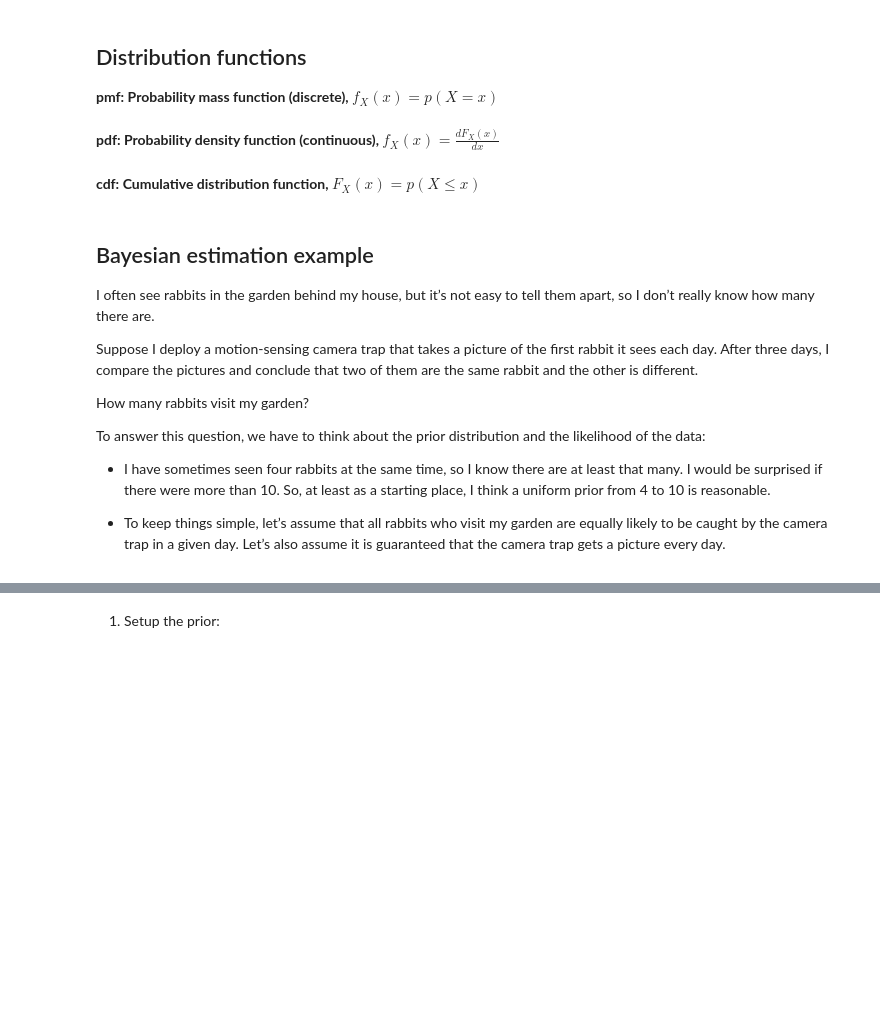
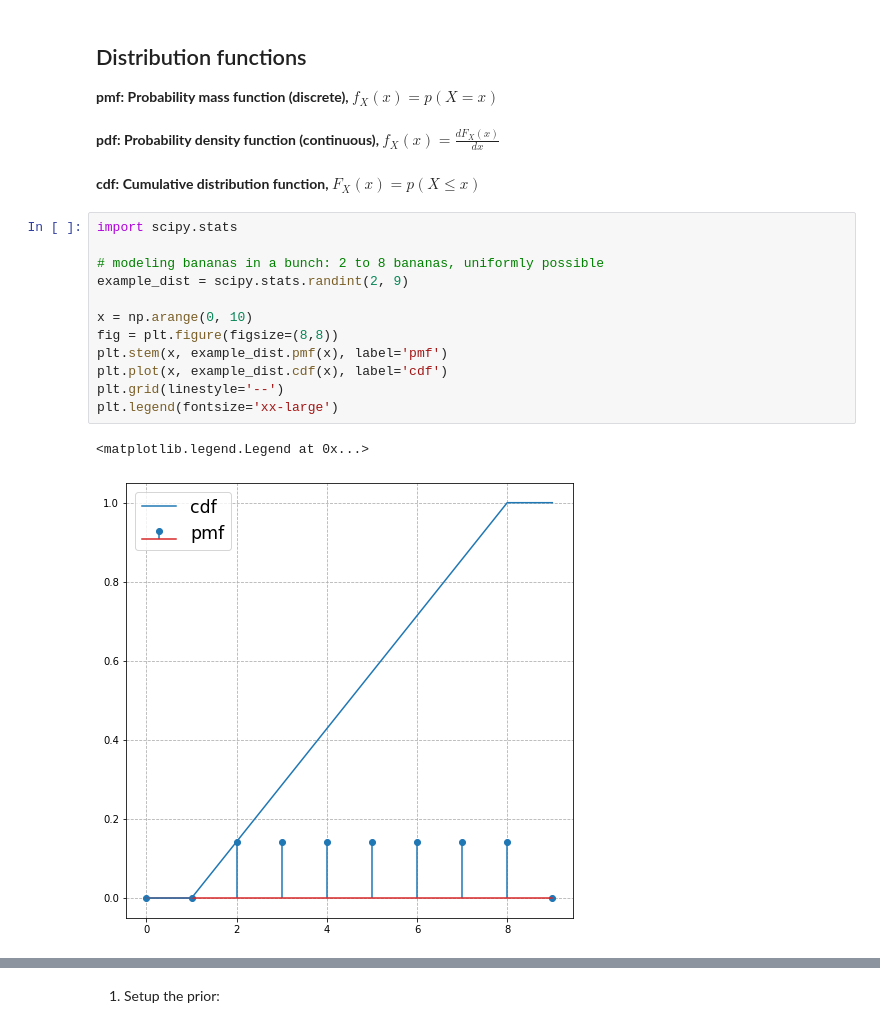
Before and after one commit to curtywang/ee5020-notes-fa21, a Jupyter notebook: day13/bayesian_statistics.ipynb, the cells around one changed output, grey strips where cells are left out. Cells and saved outputs as stored; diff of their text form; blank space fills up the shorter version.

```diff
--- a/day13/bayesian_statistics.ipynb
+++ b/day13/bayesian_statistics.ipynb
@@ -112,21 +179,22 @@ Now, we can perform a Bayesian update (compute the unnormalized posterior and no
 ## Distribution functions
 
 **pmf: Probability mass function (discrete), $f_X(x) = p(X = x)$**
-# %% [markdown]
-**pdf: Probability density function (continuous), $f_X(x) = \frac{dF_X(x)}{dx}$**
+# %% [markdown]
+**pdf: Probability density function (continuous), $f_X(x) = \frac{dF_X(x)}{dx}$**
 # %% [markdown]
 **cdf: Cumulative distribution function, $F_X(x) = p(X \le x)$**
-# %% [markdown]
-## Bayesian estimation example
-
-I often see rabbits in the garden behind my house, but it’s not easy to tell them apart, so I don’t really know how many there are.
-
-Suppose I deploy a motion-sensing camera trap that takes a picture of the first rabbit it sees each day. After three days, I compare the pictures and conclude that two of them are the same rabbit and the other is different.
-
-How many rabbits visit my garden?
-
-To answer this question, we have to think about the prior distribution and the likelihood of the data:
-
-- I have sometimes seen four rabbits at the same time, so I know there are at least that many. I would be surprised if there were more than 10. So, at least as a starting place, I think a uniform prior from 4 to 10 is reasonable.
-
-- To keep things simple, let’s assume that all rabbits who visit my garden are equally likely to be caught by the camera trap in a given day. Let’s also assume it is guaranteed that the camera trap gets a picture every day.
+# %%
+import scipy.stats
+
+# modeling bananas in a bunch: 2 to 8 bananas, uniformly possible
+example_dist = scipy.stats.randint(2, 9)
+
+x = np.arange(0, 10)
+fig = plt.figure(figsize=(8,8))
+plt.stem(x, example_dist.pmf(x), label='pmf')
+plt.plot(x, example_dist.cdf(x), label='cdf')
+plt.grid(linestyle='--')
+plt.legend(fontsize='xx-large')
+# %% [output]
+<matplotlib.legend.Legend at 0x...>
+[figure, added]
```
Also changed, not shown: parts of 15 cells of this notebook.
